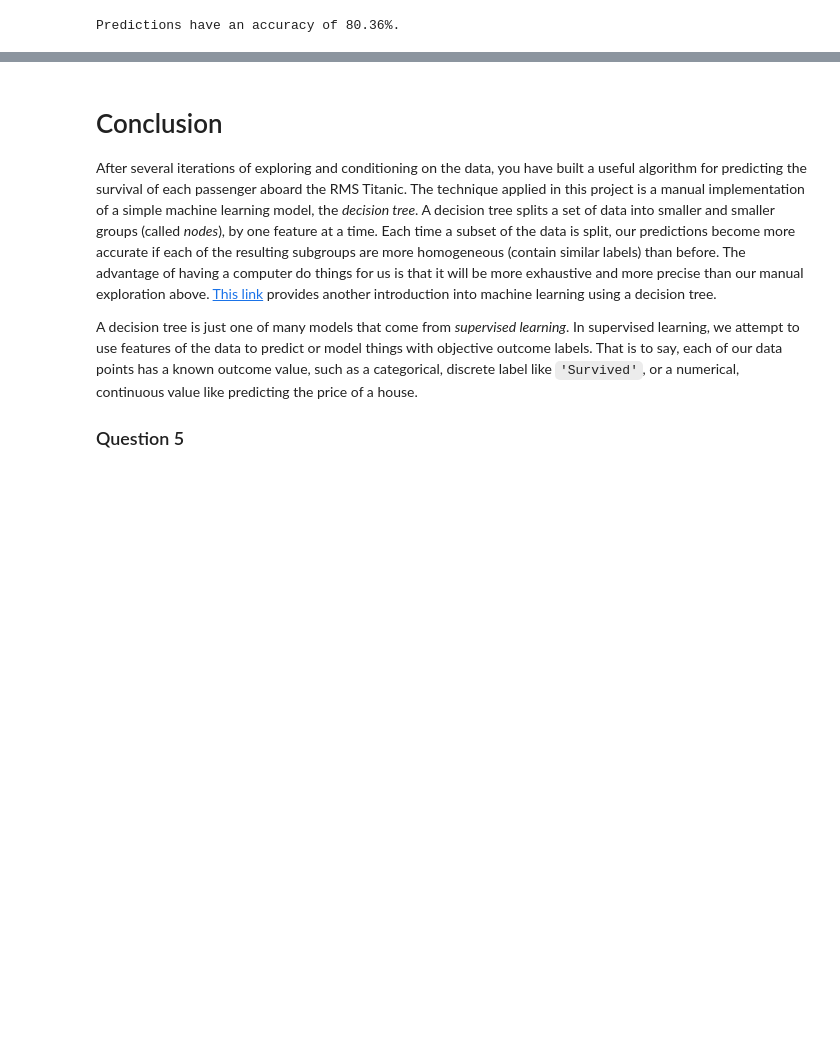
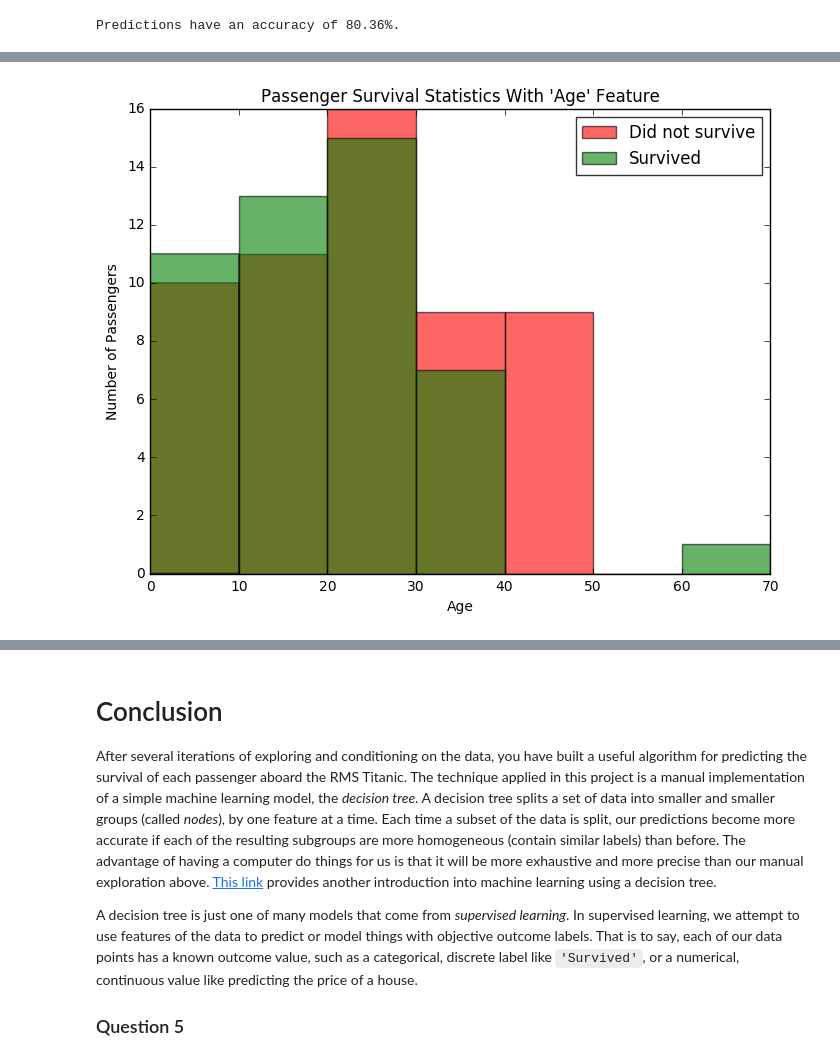
Before and after one commit to evamalloc/titanic_survival_exploration, a Jupyter notebook: titanic_survival_exploration.ipynb, the cells around one changed output, grey strips where cells are left out. Cells and saved outputs as stored; diff of their text form; code cells hidden in the pictures; blank space fills up the shorter version.

```diff
--- a/titanic_survival_exploration.ipynb
+++ b/titanic_survival_exploration.ipynb
@@ -259,0 +275,4 @@ Predictions have an accuracy of 80.36%.
+# %%
+vs.survival_stats(data, outcomes, 'Age', ["Sex == 'female'", "Pclass == 3"])
+# %% [output]
+[figure, added]
```
Also changed, not shown: parts of 7 cells of this notebook, 2 other files.
